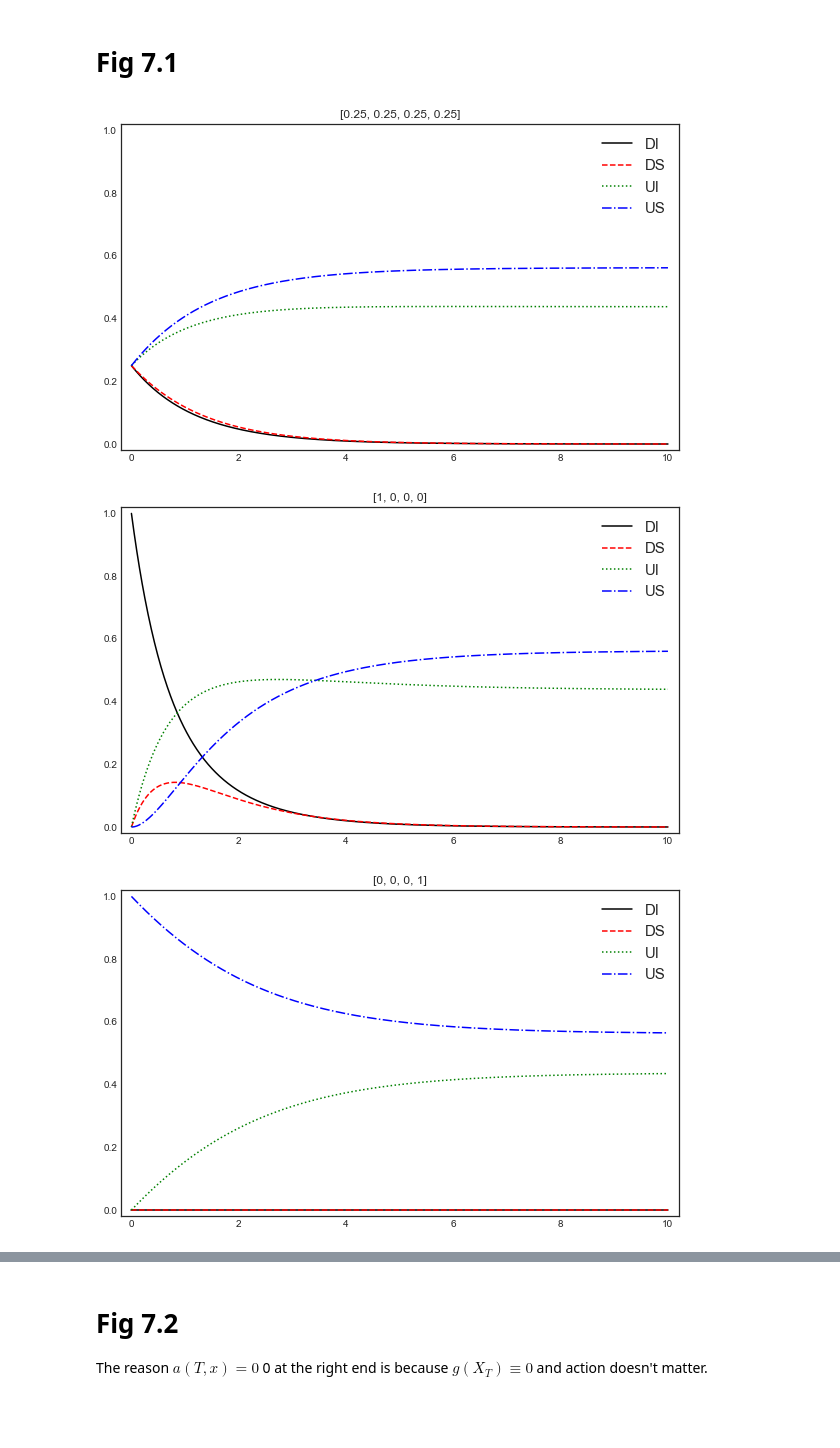
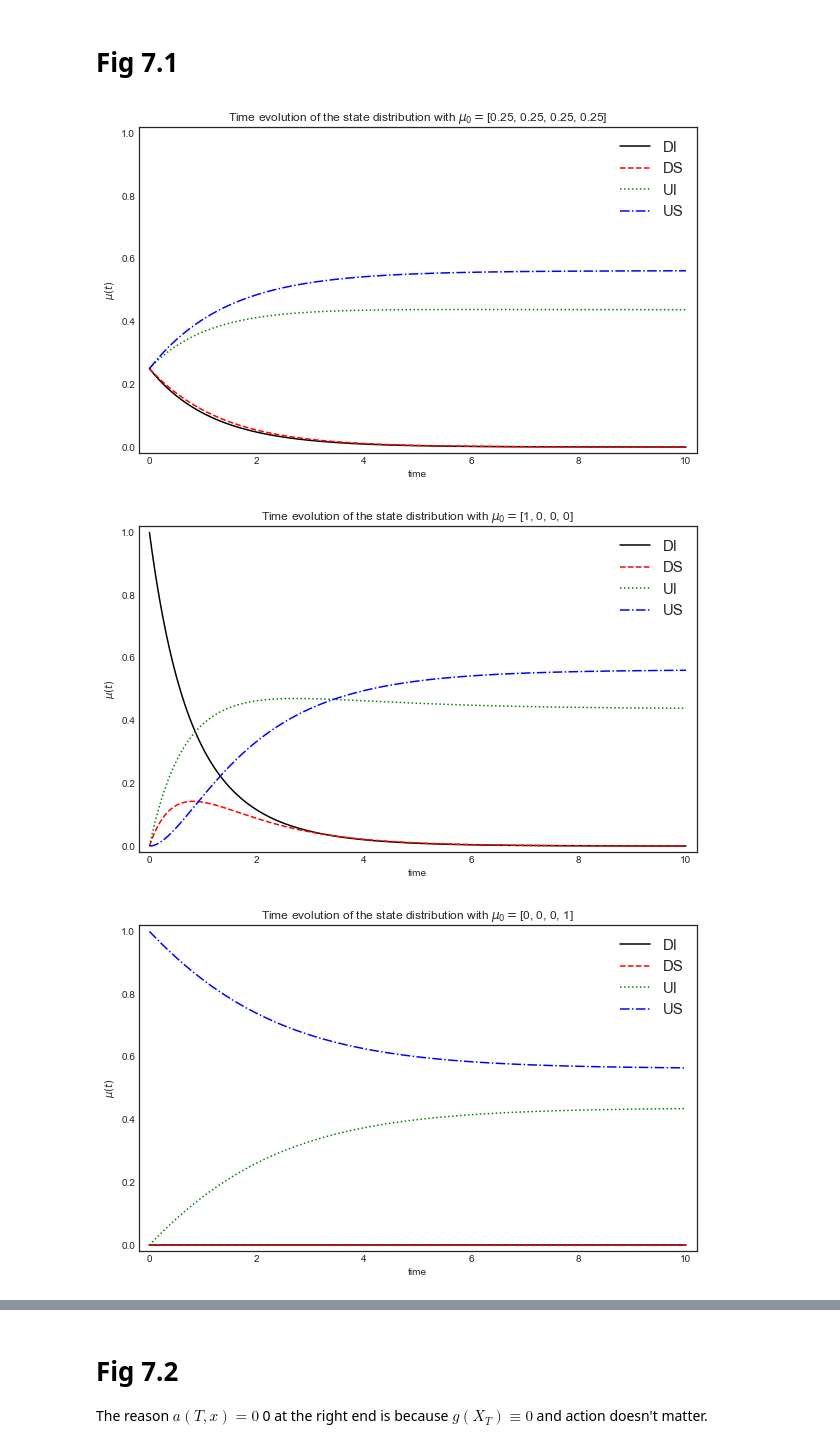
Before and after one commit to alexbstl/meanfield-cybersecurity, a Jupyter notebook: MF_Cybersec-Truncated.ipynb, the cells around one changed output, grey strips where cells are left out. Cells and saved outputs as stored; diff of their text form; code cells hidden in the pictures; blank space fills up the shorter version.

```diff
--- a/MF_Cybersec-Truncated.ipynb
+++ b/MF_Cybersec-Truncated.ipynb
@@ -182,13 +206,17 @@ param_f2 = {'k_D': 0.5385, 'k_I': 1}
 mu0_1 = pd.Series([0.25, 0.25, 0.25, 0.25], index=['DI', 'DS', 'UI', 'US'])
 mu0_2 = pd.Series([1, 0, 0, 0], index=['DI', 'DS', 'UI', 'US'])
 mu0_3 = pd.Series([0, 0, 0, 1], index=['DI', 'DS', 'UI', 'US'])
+# Invariant measure
+mu0_4 = pd.Series([0, 0, 0.44, 0.56], index=['DI', 'DS', 'UI', 'US'])
 # %%
-for mu0 in [mu0_1, mu0_2, mu0_3]:
+for mu0 in [mu0_1, mu0_2, mu0_3, mu0_4]:
     mu_flow_list, a_flow_list = solve_fixpoint(mu0, param_q, param_f)
     mu_flow_list[-1].plot(**param_plot)
-    plt.title(mu0.values.tolist())
+    plt.title(r'Time evolution of the state distribution with '+ '$\mu_0 =$' + str(mu0.values.tolist()))
     plt.legend(fontsize=15)
+    plt.ylabel(r'$\mu(t)$')
+    plt.xlabel('time')
 # %% [output]
-[figure, old version]
+[figure, new version]
-[figure, old version]
+[figure, new version]
-[figure, old version]
+[figure, new version]
```
Also changed, not shown: parts of 4 cells of this notebook.
